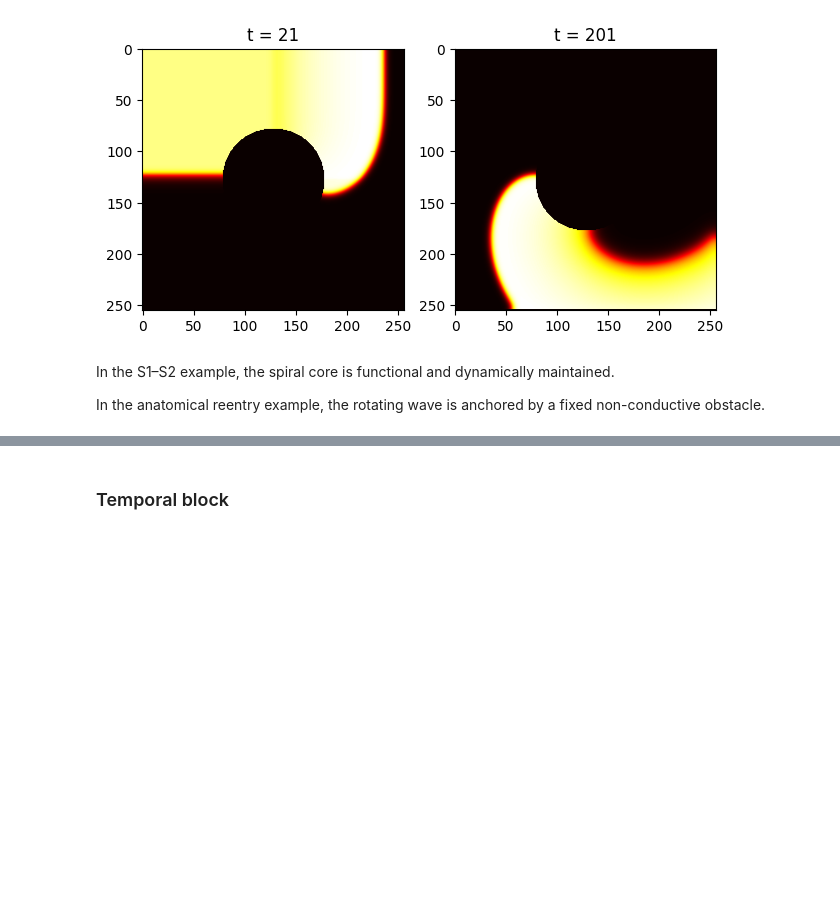
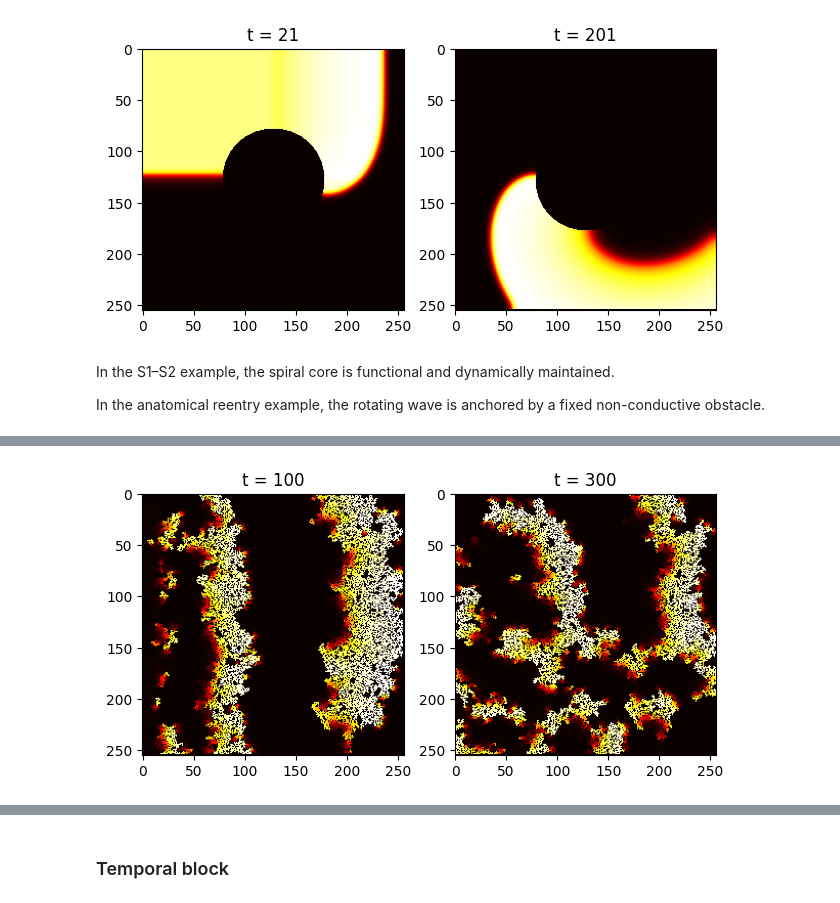
Before and after one commit to finitewave/Finitewave, a Jupyter notebook: Tutorials/SpiralWaves2D.ipynb, the cells around one changed output, grey strips where cells are left out. Drawn from its saved outputs; the diff is of its cells as text; code cells hidden in the pictures; blank space fills up the shorter version.

```diff
--- a/Tutorials/SpiralWaves2D.ipynb
+++ b/Tutorials/SpiralWaves2D.ipynb
@@ -190,0 +189,48 @@ In some excitable-media models, such as the Barkley model, spiral waves can spon
+# %%
+
+import numpy as np
+np.random.seed(123) # for reproducibility
+import matplotlib.pyplot as plt
+
+import finitewave as fw
+
+
+# set up the tissue:
+n = 256
+tissue = fw.CardiacTissue([n, n])
+tissue.add_pattern(fw.DiffusePattern(0.35))
+
+# set up stimulation parameters:
+stim_sequence = fw.StimSequence()
+
+# stimulate the tissue at the top border with a time step of 28:
+for t in [0, 28, 56, 84]:
+    stim_sequence.add_stim(fw.StimVoltageCoord(time=t, volt_value=1,
+                                               x1=0, x2=n, y1=0, y2=5))
+
+# create model object:
+model = fw.AlievPanfilov()
+# set up numerical parameters:
+model.dt = 0.01
+model.dr = 0.3
+model.t_max = 100
+# add the tissue and the stim parameters to the model object:
+model.cardiac_tissue = tissue
+model.stim_sequence = stim_sequence
+
+model.run()
+u_s2 = model.u.copy() # save the model during the fragmentation process
+
+model.t_max = 300
+model.run(initialize=False)
+
+# show the wavefront fragmentation process t = 100) and the instability (t = 300)
+fig, axs = plt.subplots(ncols=2)
+axs[0].imshow(u_s2, cmap='hot')
+axs[0].set_title("t = 100")
+axs[1].imshow(model.u, cmap='hot')
+axs[1].set_title("t = 300")
+plt.tight_layout()
+plt.show()
+# %% [output]
+[figure, added]
```
Also changed, not shown: parts of 8 cells of this notebook.
